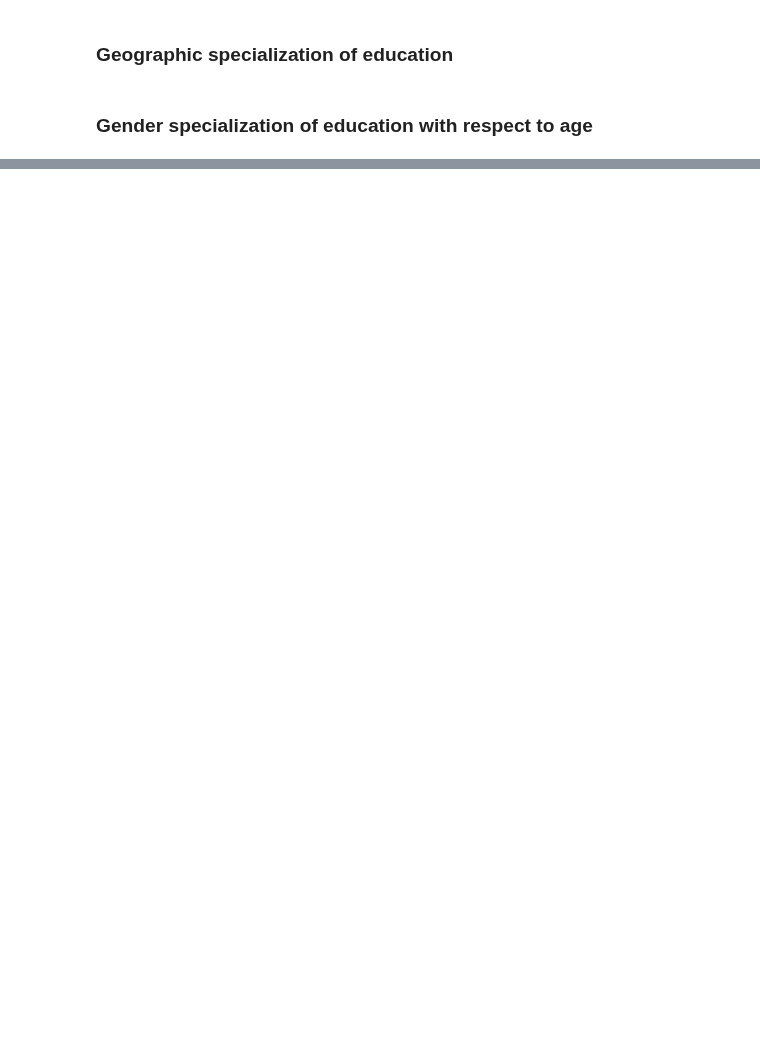
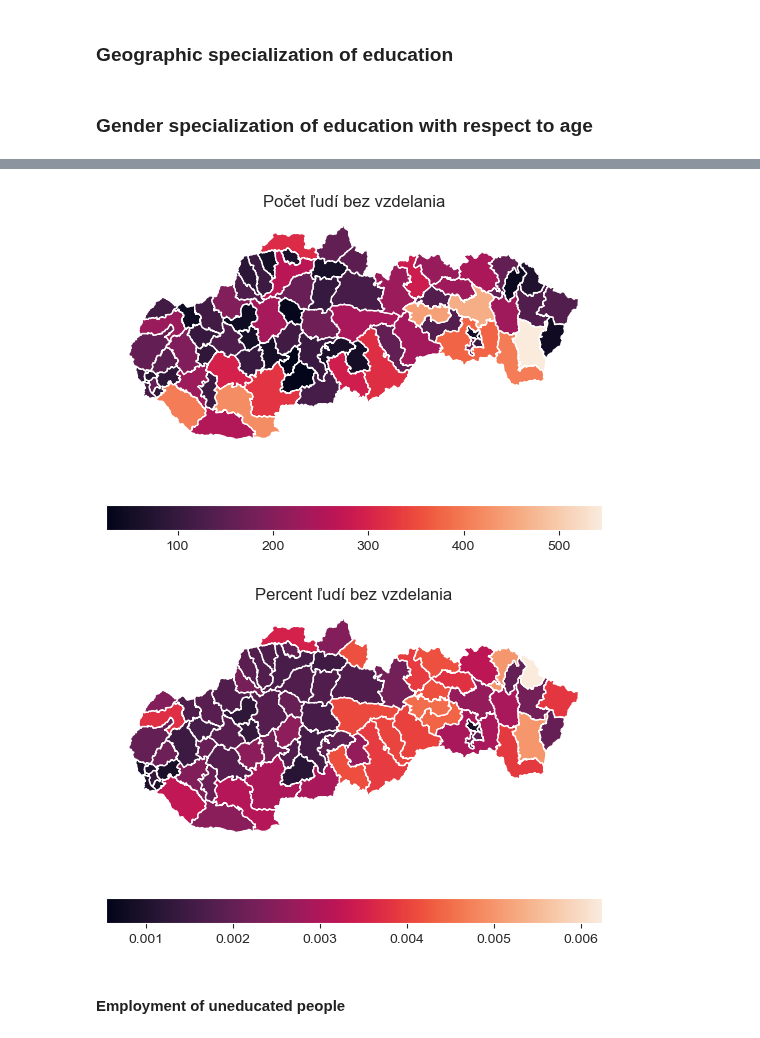
Before and after one commit to AndruKP/mathprofi-education, a Jupyter notebook: education_aggregate.ipynb, the cells around one changed output, grey strips where cells are left out. Drawn from its saved outputs; the diff is of its cells as text; code cells hidden in the pictures; blank space fills up the shorter version.

```diff
--- a/education_aggregate.ipynb
+++ b/education_aggregate.ipynb
@@ -114,0 +166,20 @@ pass
+# %%
+districts_illiteracy = districts_table.set_index('LAU1_CODE')
+
+table_OK_population = table_040_OK.groupby('LAU1_CODE')['count'].sum()
+
+# TODO: uneducated filter applies twice -- introduce func
+table_OK_uneducated = (table_040_OK
+                       .query(
+    'education == "bez školského vzdelania – osoby vo veku 15 rokov a viac" & current_economic_activity != "žiak základnej školy"')
+                       .groupby(['LAU1_CODE'])['count']
+                       .sum())
+
+table_uneducated_ratio = table_OK_uneducated / table_OK_population
+
+geotable_uneducated = gpd.GeoDataFrame(table_OK_uneducated, geometry=districts_illiteracy['geometry'])
+geotable_uneducated_ratio = gpd.GeoDataFrame(table_uneducated_ratio, geometry=districts_illiteracy['geometry'])
+
+display(table_OK_population.head(2))
+display(geotable_uneducated.head(2))
+display(geotable_uneducated_ratio.head(2))
@@ -115,2 +199,14 @@ pass
 # %%
-# TODO: Romani people hypothesis
+# TODO: beauty
+plot = geotable_uneducated.plot(column='count', legend=True, legend_kwds={"orientation": "horizontal"})
+plot.set_title("Počet ľudí bez vzdelania")
+plot.set_axis_off()
+
+plot = geotable_uneducated_ratio.plot(column='count', legend=True, legend_kwds={"orientation": "horizontal"})
+plot.set_title("Percent ľudí bez vzdelania")
+plot.set_axis_off()
+# %% [output]
+[figure, added]
+[figure, added]
+# %% [markdown]
+#### Employment of uneducated people
```
Also changed, not shown: parts of 24 cells of this notebook.
